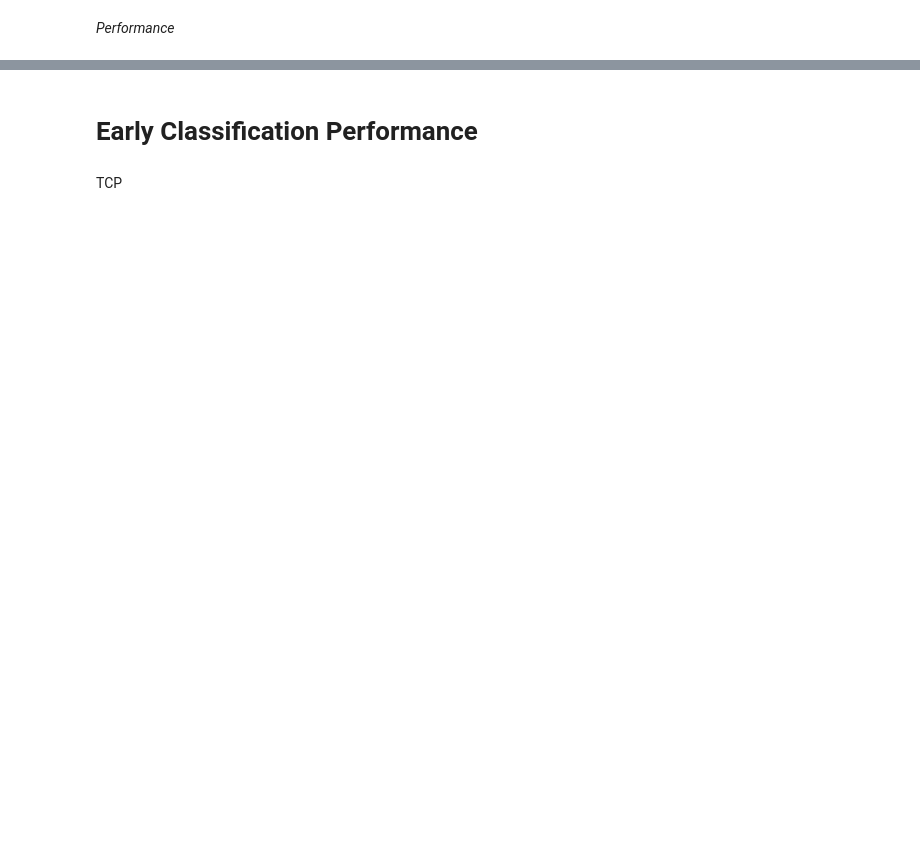
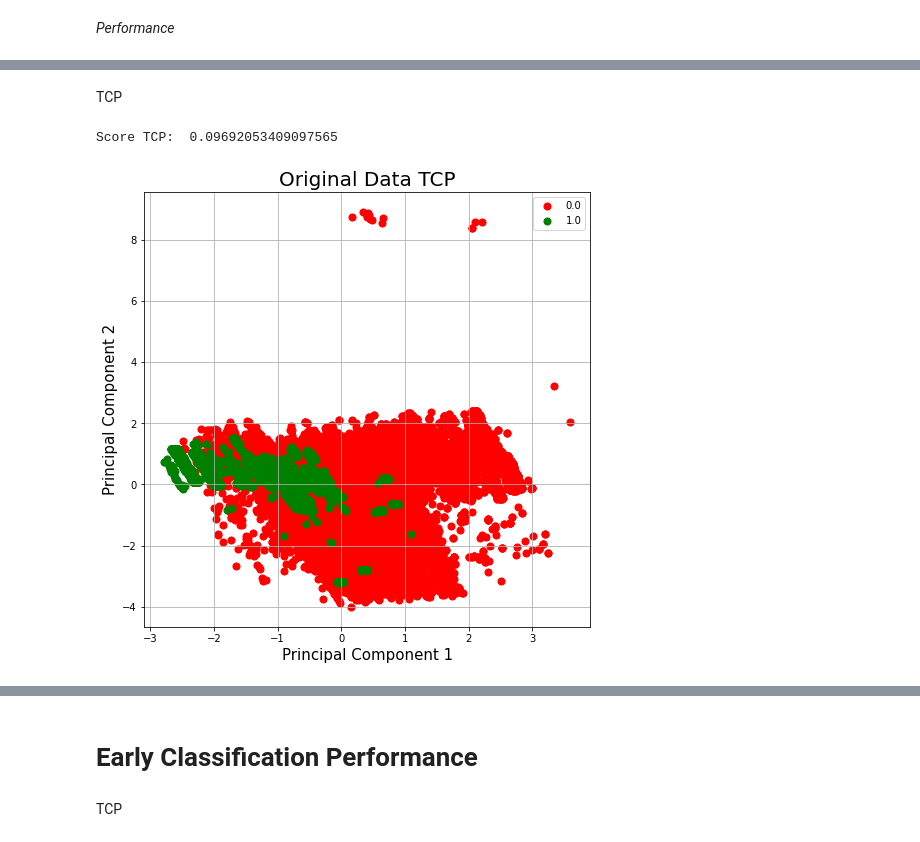
Before and after one commit to CyberSecLabBS/Honeypot_analysis, a Jupyter notebook: 3a_Progetto_Sicurezza_informatica_KMEANS.ipynb, the cells around one changed output, grey strips where cells are left out. Cells and saved outputs as stored; diff of their text form; code cells hidden in the pictures; blank space fills up the shorter version.

```diff
--- a/3a_Progetto_Sicurezza_informatica_KMEANS.ipynb
+++ b/3a_Progetto_Sicurezza_informatica_KMEANS.ipynb
@@ -338,0 +342,35 @@ print(score_icmp)
+# %%
+def set_original_labels(df_new, df_old):
+  cluster = []
+  map_user = {}
+  for index,row in df_new.iterrows():
+    map_user[row['user']] = row['cluster']
+  for index,row in df_old.iterrows():
+    cluster.append(map_user[row['user']])
+  cluster_np = np.asarray(cluster)
+  cluster = cluster_np.reshape((cluster_np.size,1))
+  rescaled_data = pd.DataFrame(StandardScaler().fit_transform(df_old), columns=df_old.columns)
+  rescaled_data['cluster'] = cluster
+
+  return rescaled_data
+# %% [markdown]
+TCP
+# %%
+old_data_tcp = set_original_labels(data_tcp_rm, data_tcp_original)
+
+old_tcp_features=[feature1, feature2, feature3, feature4, feature5, feature6, feature7]
+
+#evaluating clustering perfomances
+score_tcp = silhouette_score(old_data_tcp[old_tcp_features], old_data_tcp['cluster'])
+print("Score TCP: ", score_tcp)
+
+#print clusters TCP
+if tcp_window in tcp_parameters.keys():
+  actual_param=tcp_parameters[tcp_window]
+  print_clusters(old_data_tcp[old_tcp_features], old_data_tcp['cluster'], actual_param.num_cluster, "Original Data TCP")
+else:
+  print("There are no algorithm optimizations for this time window. Default parameters are used")
+  print_clusters(old_data_tcp[old_tcp_features], old_data_tcp['cluster'])
+# %% [output]
+Score TCP:  0.09692053409097565
+[figure, added]
```
Also changed, not shown: parts of 34 cells of this notebook, 3 other files.
